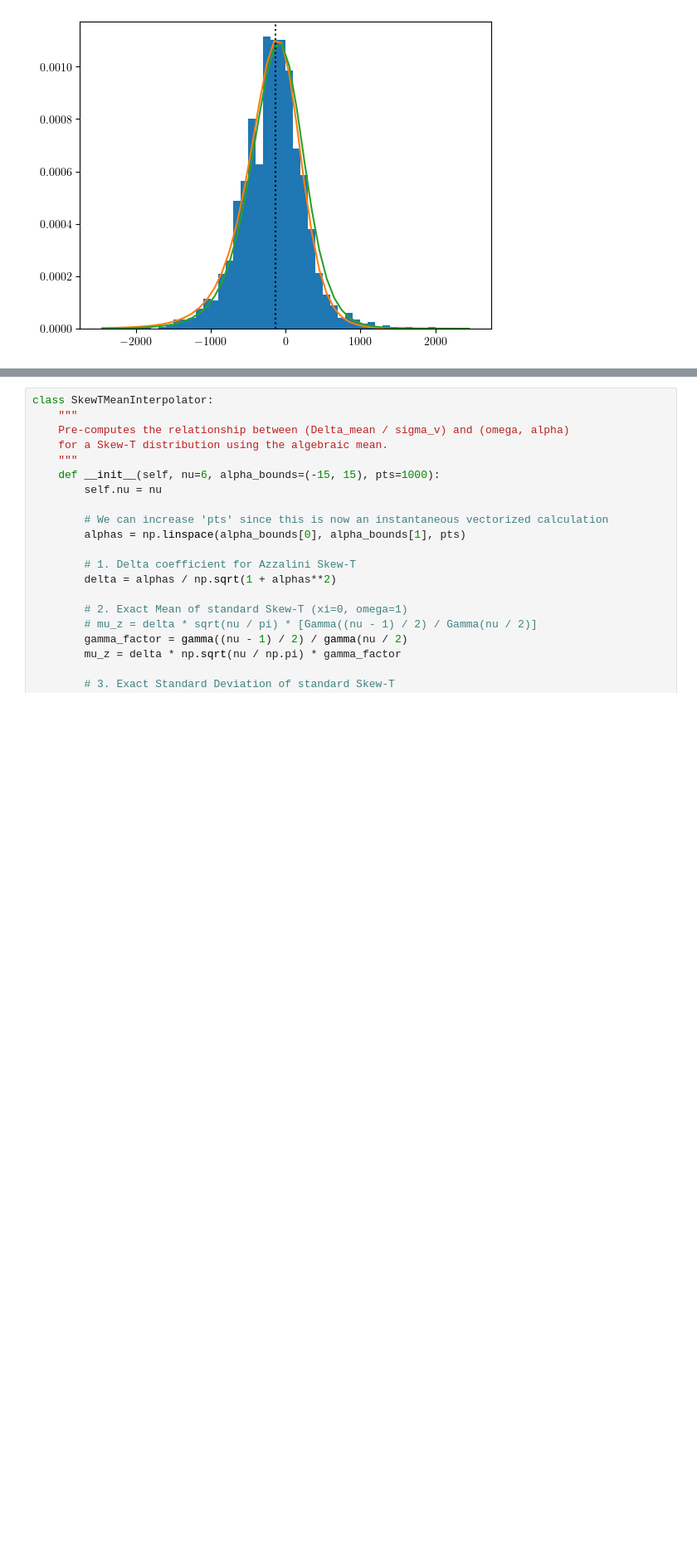
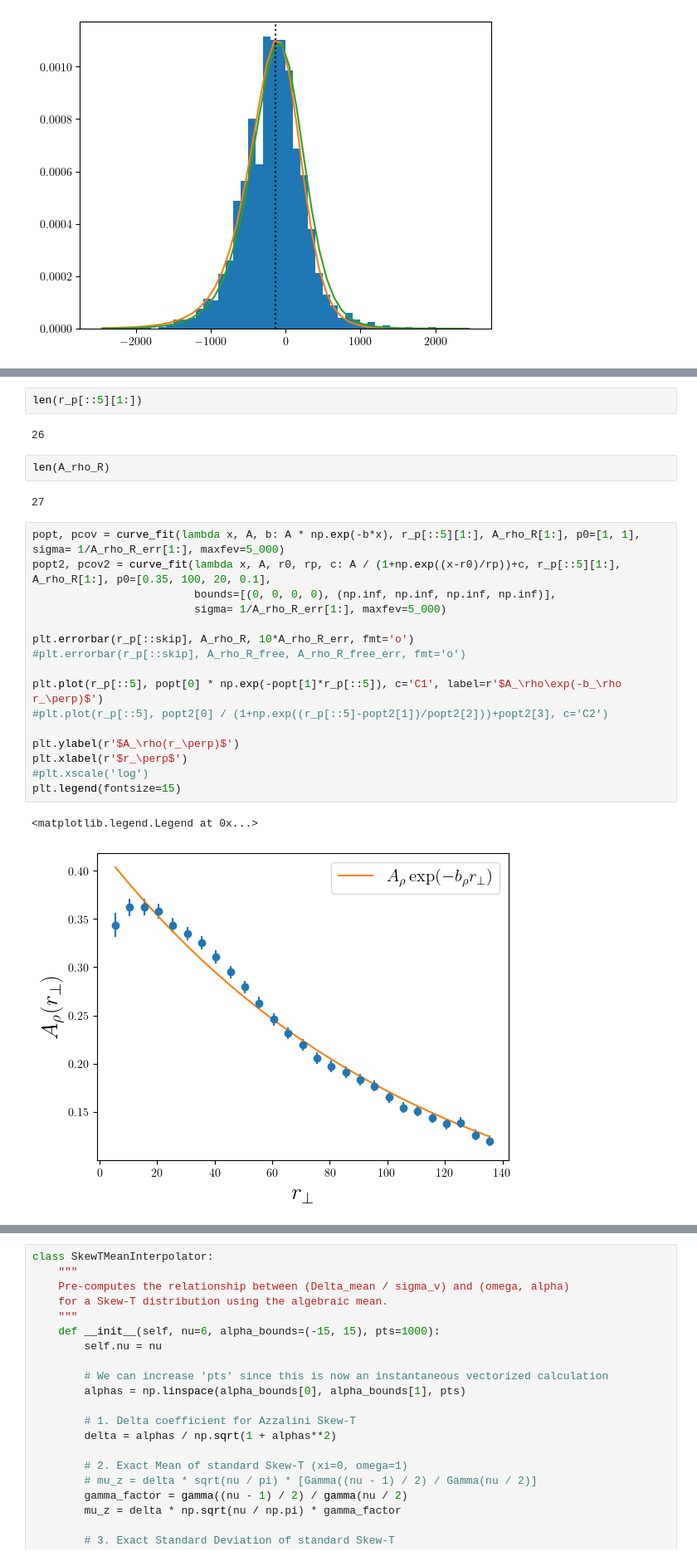
Before and after one commit to cosweeney/compact_streaming, a Jupyter notebook: nb/calibration/compact_halo_calibration.ipynb, the cells around one changed output, grey strips where cells are left out. Shown at 83% size. Cells and saved outputs as stored; diff of their text form; blank space fills up the shorter version.

```diff
--- a/nb/compact_halo_calibration.ipynb
+++ b/nb/calibration/compact_halo_calibration.ipynb
@@ -528,0 +617,27 @@ Text(0.5, 0.98, 'compact model inputs')
+# %%
+len(r_p[::5][1:])
+# %% [output]
+26
+# %%
+len(A_rho_R)
+# %% [output]
+27
+# %%
+popt, pcov = curve_fit(lambda x, A, b: A * np.exp(-b*x), r_p[::5][1:], A_rho_R[1:], p0=[1, 1], sigma= 1/A_rho_R_err[1:], maxfev=5_000)
+popt2, pcov2 = curve_fit(lambda x, A, r0, rp, c: A / (1+np.exp((x-r0)/rp))+c, r_p[::5][1:], A_rho_R[1:], p0=[0.35, 100, 20, 0.1],
+                         bounds=[(0, 0, 0, 0), (np.inf, np.inf, np.inf, np.inf)],
+                         sigma= 1/A_rho_R_err[1:], maxfev=5_000)
+
+plt.errorbar(r_p[::skip], A_rho_R, 10*A_rho_R_err, fmt='o')
+#plt.errorbar(r_p[::skip], A_rho_R_free, A_rho_R_free_err, fmt='o')
+
+plt.plot(r_p[::5], popt[0] * np.exp(-popt[1]*r_p[::5]), c='C1', label=r'$A_\rho\exp(-b_\rho r_\perp)$')
+#plt.plot(r_p[::5], popt2[0] / (1+np.exp((r_p[::5]-popt2[1])/popt2[2]))+popt2[3], c='C2')
+
+plt.ylabel(r'$A_\rho(r_\perp)$')
+plt.xlabel(r'$r_\perp$')
+#plt.xscale('log')
+plt.legend(fontsize=15)
+# %% [output]
+<matplotlib.legend.Legend at 0x...>
+[figure, added]
```
Also changed, not shown: parts of 21 cells of this notebook, 13 other files.
